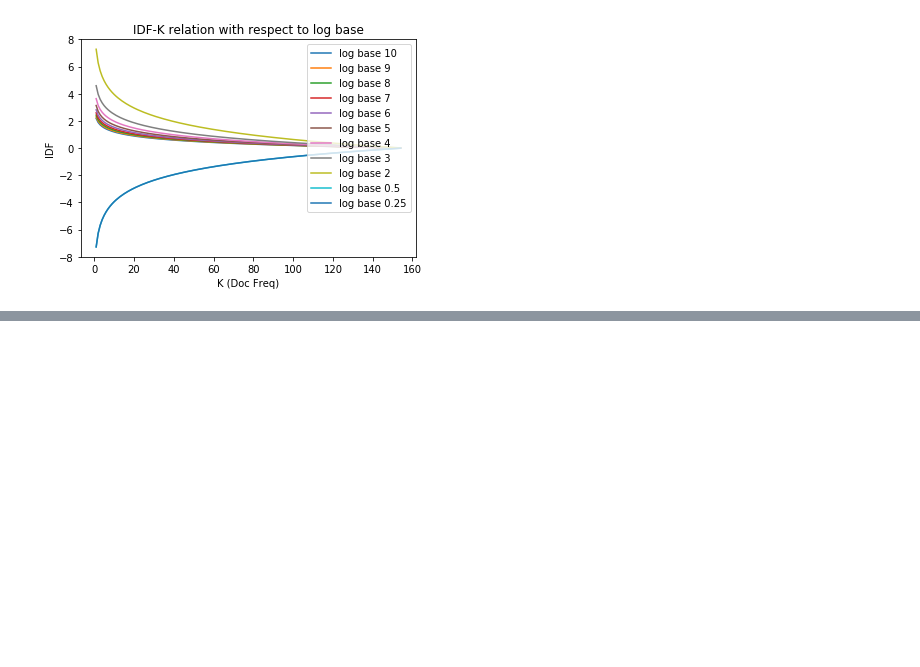
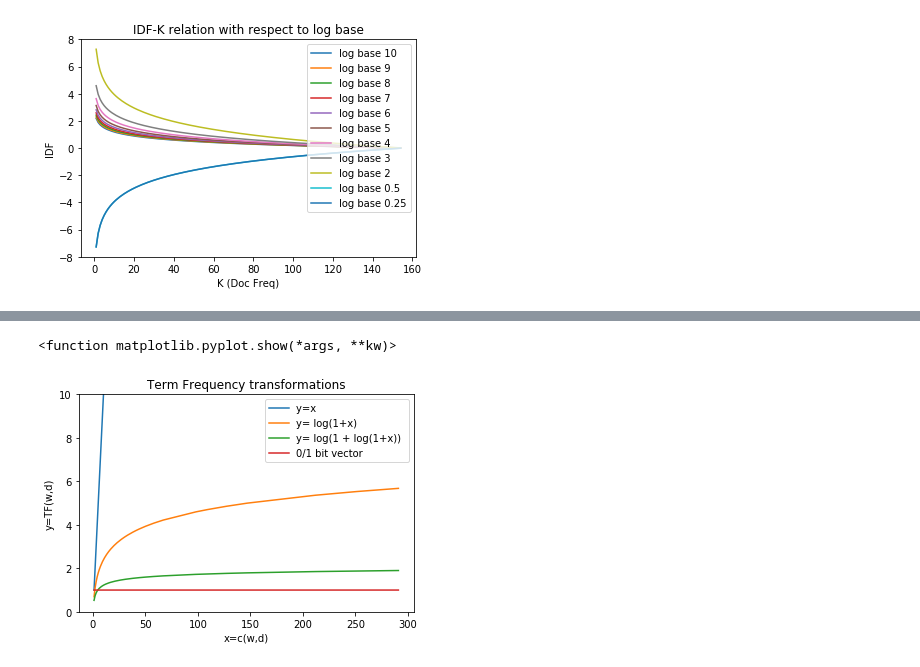
Before and after one commit to ammarsajid/SearchEngineBM25, a Jupyter notebook: SearchEngine/similarily_ranking.ipynb, the cells around one changed output, grey strips where cells are left out. Saved outputs shown, nothing was run; the diff lists cells and outputs as text; code cells hidden in the pictures; blank space fills up the shorter version.

Commit message:
TF normalization graphs

```diff
--- a/SearchEngine/similarily_ranking.ipynb
+++ b/SearchEngine/similarily_ranking.ipynb
@@ -199,0 +204,36 @@ plt.show
+# %%
+legnd = []
+sList = wordList(open(txtFiles[0]).read())
+sListWoPuncs = removePuncs(sList)
+x_cwd = termFrequencyInDoc(sListWoPuncs)
+plt.plot(sorted(list(x_cwd.values())), sorted(list(x_cwd.values())))
+legnd.append("y=x ")
+
+y_tfwd1 = {}
+for key in x_cwd.keys():
+    y_tfwd1[key] = math.log(1+x_cwd[key])
+plt.plot(sorted(list(x_cwd.values())), sorted(list(y_tfwd1.values())))
+legnd.append("y= log(1+x) ")
+
+y_tfwd2 = {}
+for key in x_cwd.keys():
+    y_tfwd2[key] = math.log(1+math.log(1+x_cwd[key]))
+plt.plot(sorted(list(x_cwd.values())), sorted(list(y_tfwd2.values())))
+legnd.append("y= log(1 + log(1+x)) ")
+
+y_tfwd3 = {}
+for key in x_cwd.keys():
+    y_tfwd3[key] = 1
+plt.plot(sorted(list(x_cwd.values())), sorted(list(y_tfwd3.values())))
+legnd.append("0/1 bit vector")
+
+
+plt.title('Term Frequency transformations')
+plt.xlabel('x=c(w,d)')
+plt.ylabel('y=TF(w,d)')
+plt.legend(legnd, loc='upper right')
+plt.ylim(0, 10)
+plt.show
+# %% [output]
+<function matplotlib.pyplot.show(*args, **kw)>
+[figure, added]
```
Also changed, not shown: parts of 2 cells of this notebook, 1 other file.
